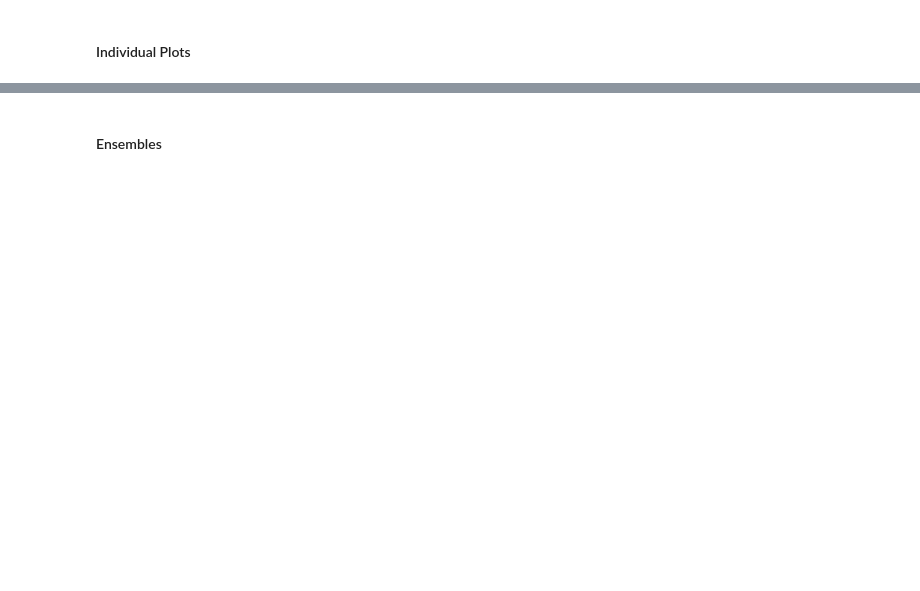
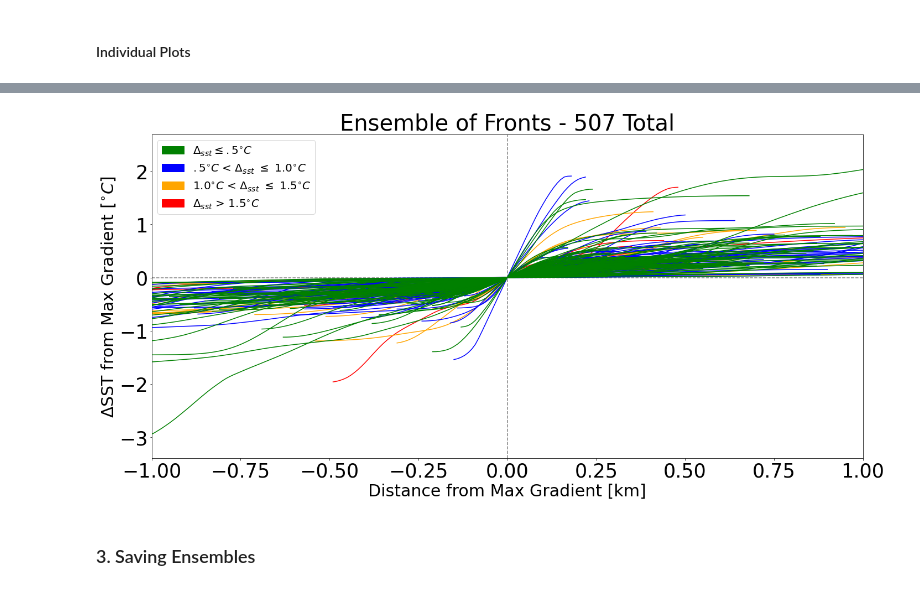
Before and after one commit to garrettstaller/ucla-zodiac, a Jupyter notebook: ensembles.ipynb, the cells around one changed output, grey strips where cells are left out. Drawn from its saved outputs; the diff is of its cells as text; code cells hidden in the pictures; blank space fills up the shorter version.

```diff
--- a/ensembles.ipynb
+++ b/ensembles.ipynb
@@ -673,2 +586,70 @@ if saveplots == True:
+# %%
+front_ens_fig = plt.figure(1, (20, 10))
+legend_settings = 'sst_change'
+
+dates = []
+
+sum = 0
+for i in range(len(front_ensemble)):
+    x = front_ensemble[i+1]['Equi-Dist']
+    y = front_ensemble[i+1]['Equi-SST']
+    if front_width[i] > 5:
+        continue
+    sum = i + 1
+    if legend_settings == 'width':
+        if front_width[i] <= .5:
+            plt.plot(x, y, color = 'green', zorder=4)
+        elif front_width[i] <= 1.0:
+            plt.plot(x, y, color = 'blue', zorder=3)
+        elif front_width[i] <= 1.5:
+            plt.plot(x, y, color = 'orange', zorder=2)
+        else:
+            plt.plot(x, y, color = 'red', zorder=1)
+    else:
+        if sst_change[i] <= .5:
+            plt.plot(x, y, color = 'green', zorder=4)
+        elif sst_change[i] <= 1:
+            plt.plot(x, y, color = 'blue', zorder=3)
+        elif sst_change[i] <= 1.5:
+            plt.plot(x, y, color = 'orange', zorder=2)
+        else:
+            plt.plot(x, y, color = 'red', zorder=1)
+
+dates = np.unique(date)
+
+if legend_settings == 'width':
+    green_patch = mpatches.Patch(color='green', label='$Width \leq .5km$')
+    blue_patch = mpatches.Patch(color='blue', label='.5km < $Width$ $\leq$ 1.0km')
+    orange_patch = mpatches.Patch(color='orange', label='1.0km < $Width$ $\leq$ 1.5km')
+    red_patch = mpatches.Patch(color='red', label='$Width$ > 1.5km')
+    plt.legend(handles=[green_patch, blue_patch, orange_patch, red_patch], fontsize = 20)
+else:
+    green_patch = mpatches.Patch(color='green', label='$\Delta_{sst} \leq .5^{\circ}C$')
+    blue_patch = mpatches.Patch(color='blue', label='$.5^{\circ}C$ < $\Delta_{sst}$ $\leq$ 1.0$^{\circ}C$')
+    orange_patch = mpatches.Patch(color='orange', label='$1.0^{\circ}C$ < $\Delta_{sst}$ $\leq$ $1.5^{\circ}C$')
+    red_patch = mpatches.Patch(color='red', label='$\Delta_{sst}$ > $1.5^{\circ}C$')
+    plt.legend(handles=[green_patch, blue_patch, orange_patch, red_patch], fontsize = 20)
+
+plt.xticks(fontsize=fs_tick), plt.yticks(fontsize=fs_tick)
+
+plt.xlabel('Distance from Max Gradient [km]', fontsize=fs_label)
+plt.ylabel('$\Delta$SST from Max Gradient [$^{\circ}C$]', fontsize=fs_label)
+if len(cruisedate) != 0:
+    plt.title(f'{cruisedate[0]} Ensemble of Fronts - {sum} Total', fontsize=fs_title)
+else:
+    plt.title(f'Ensemble of Fronts - {sum} Total', fontsize=fs_title)
+
+
+plt.axhline(y=0, linestyle = '--', color = 'k', alpha = .5)
+plt.axvline(x=0, linestyle = '--', color = 'k', alpha = .5)
+
+plt.xlim(-1, 1)
+
+plt.tight_layout()
+
+if saveplots == True:
+    plt.savefig('all_fronts_ensemble.png')
+# %% [output]
+[figure, added]
 # %% [markdown]
-#### Ensembles
+### 3. Saving Ensembles
```
Also changed, not shown: parts of 42 cells of this notebook, 2 other files.
